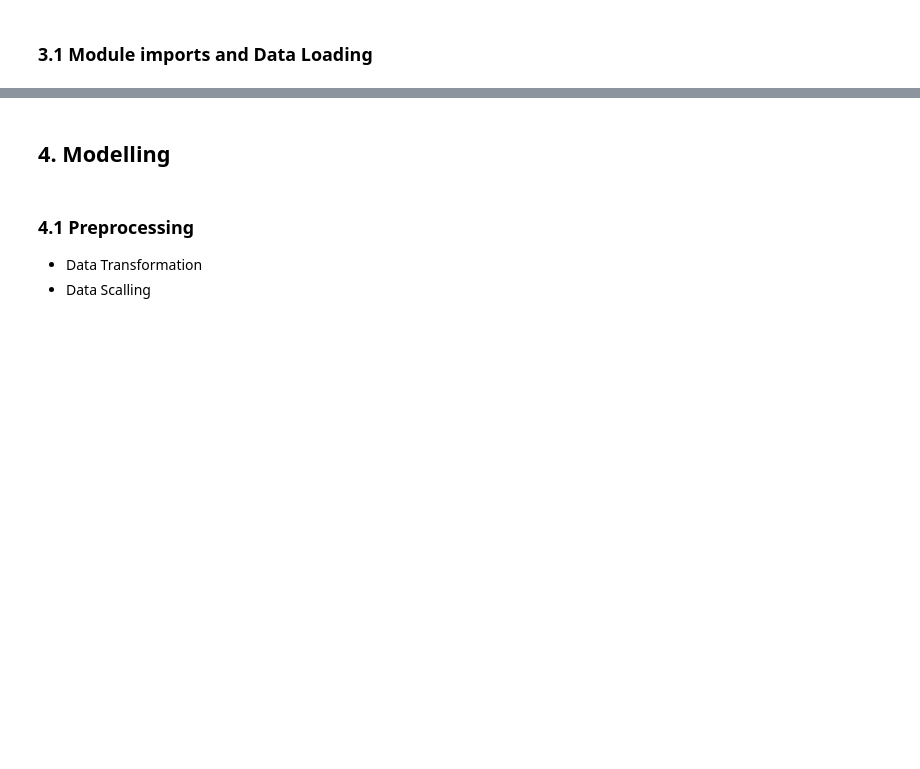
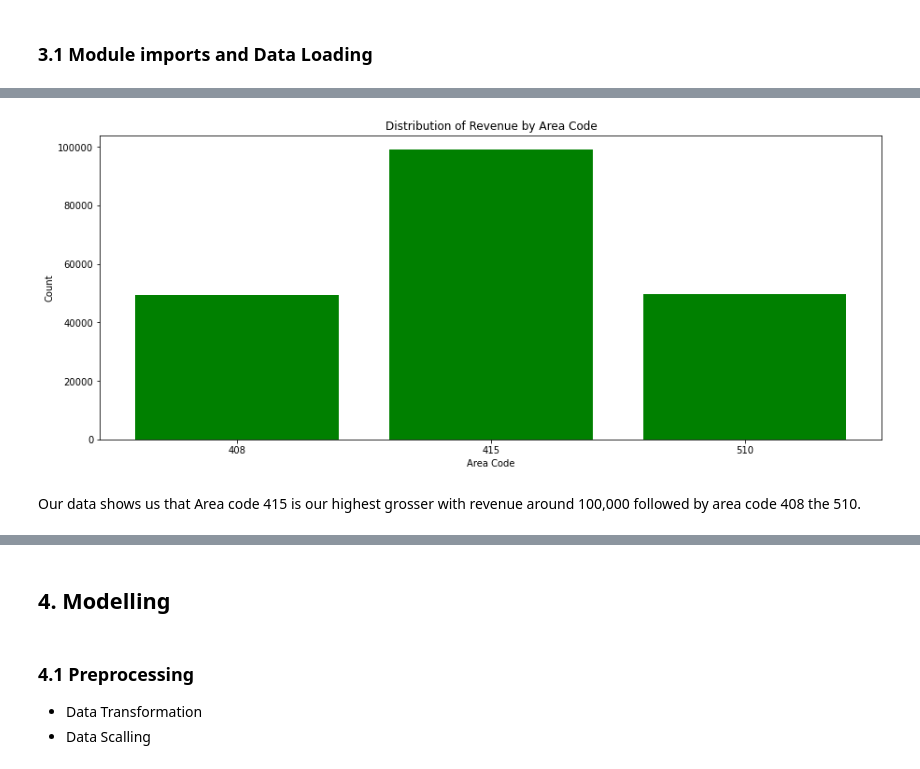
Before and after one commit to danieloselu3/SyriaTel-Telecom-Analysis, a Jupyter notebook: index.ipynb, the cells around one changed output, grey strips where cells are left out. Drawn from its saved outputs; the diff is of its cells as text; code cells hidden in the pictures; blank space fills up the shorter version.

```diff
--- a/index.ipynb
+++ b/index.ipynb
@@ -66,0 +264,23 @@ etc ...
+# %%
+# get all the area codes
+area_code_revenue = df[['area_code', 'total_expenditure']]
+
+# group our data by area codes and pick the top 10
+area_code_revenue = area_code_revenue.groupby(['area_code']).sum().reset_index()
+
+revenue = area_code_revenue['total_expenditure']
+data_label = [str(x) for x in area_code_revenue['area_code']]
+
+# plot our graph
+fig, ax = plt.subplots(figsize=(15, 6))
+# data_label
+
+ax.bar(data_label, revenue, color='green')
+
+ax.set_xlabel("Area Code")
+ax.set_ylabel("Count")
+ax.set_title("Distribution of Revenue by Area Code");
+# %% [output]
+[figure, added]
+# %% [markdown]
+Our data shows us that Area code 415 is our highest grosser with revenue around 100,000 followed by area code 408 the 510.
```
Also changed, not shown: parts of 57 cells of this notebook.
